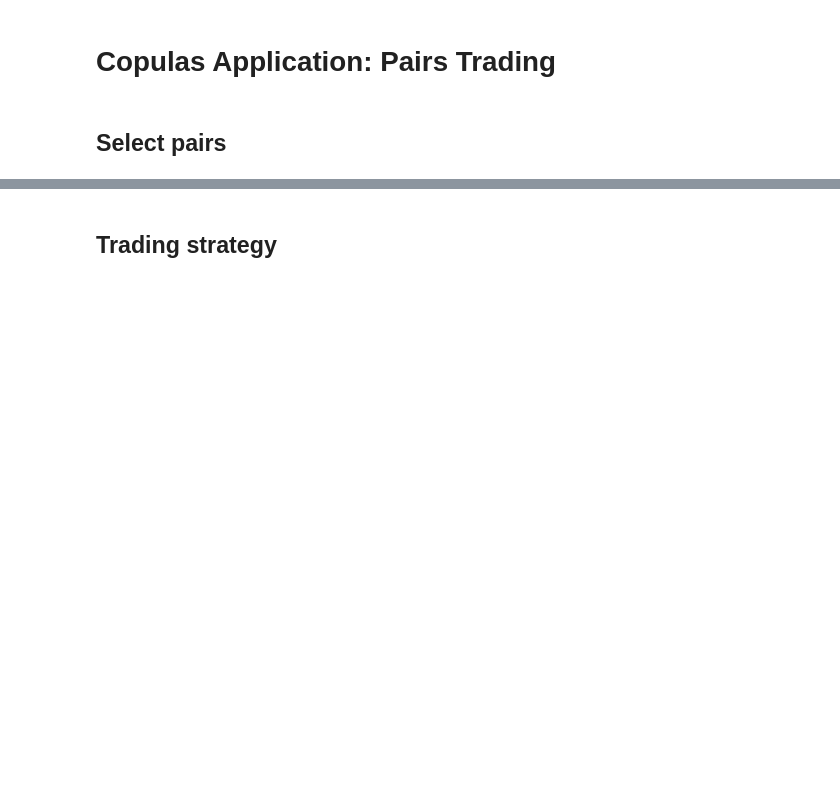
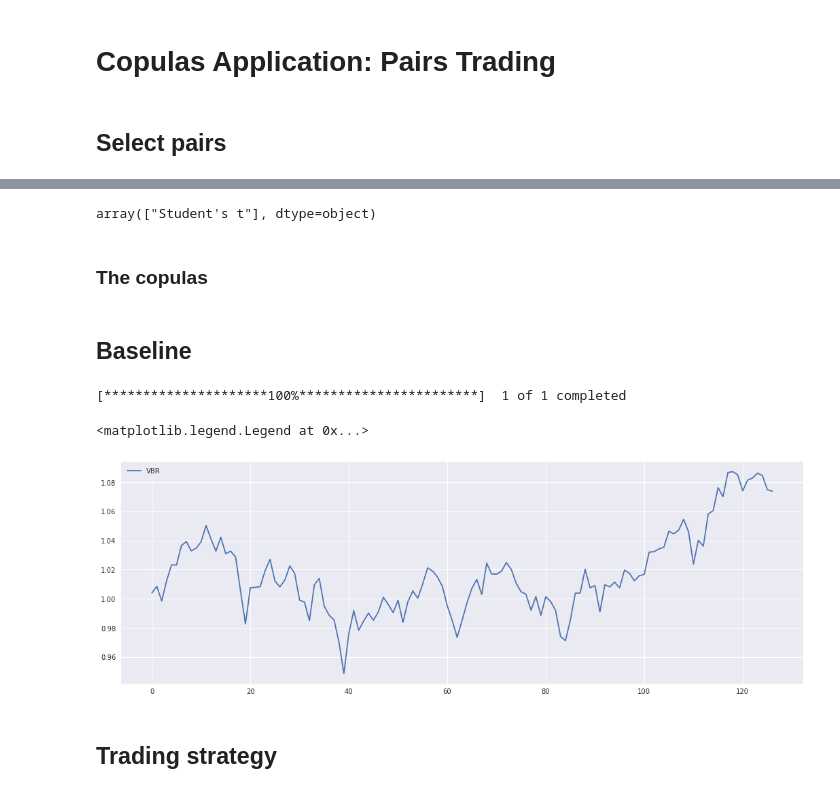
Before and after one commit to jacktang/paper_impls, a Jupyter notebook: copulas/Copulas_pairtrading.ipynb, the cells around one changed output, grey strips where cells are left out. Saved outputs shown, nothing was run; the diff lists cells and outputs as text; code cells hidden in the pictures; blank space fills up the shorter version.

```diff
--- a/copulas/Copulas_pairtrading.ipynb
+++ b/copulas/Copulas_pairtrading.ipynb
@@ -29,0 +128,4 @@ returns_trade = returns.loc[trade_start:trade_end]
+# %%
+marginals_df['Distribution'].unique()
+# %% [output]
+array(["Student's t"], dtype=object)
@@ -29,0 +134,2 @@ returns_trade = returns.loc[trade_start:trade_end]
+# %% [markdown]
+### The copulas
@@ -30,2 +177,18 @@ returns_trade = returns.loc[trade_start:trade_end]
+# %% [markdown]
+## Baseline
+# %%
+import yfinance as yf
+vbr_price = yf.download('VBR', start=trade_start, end=trade_end, proxy="http://10.0.5.8:30890")
+vbr_price = vbr_price['Adj Close']
+vbr_ret = vbr_price.pct_change().dropna()
+# %% [output]
+[*********************100%***********************]  1 of 1 completed
+# %%
+plt.figure(figsize=(18,6))
+plt.plot(np.nancumprod(vbr_ret + 1), label='VBR')
+plt.legend()
+# %% [output]
+<matplotlib.legend.Legend at 0x...>
+[figure, added]
 # %% [markdown]
 ## Trading strategy
```
Also changed, not shown: parts of 17 cells of this notebook, 27 other files.
